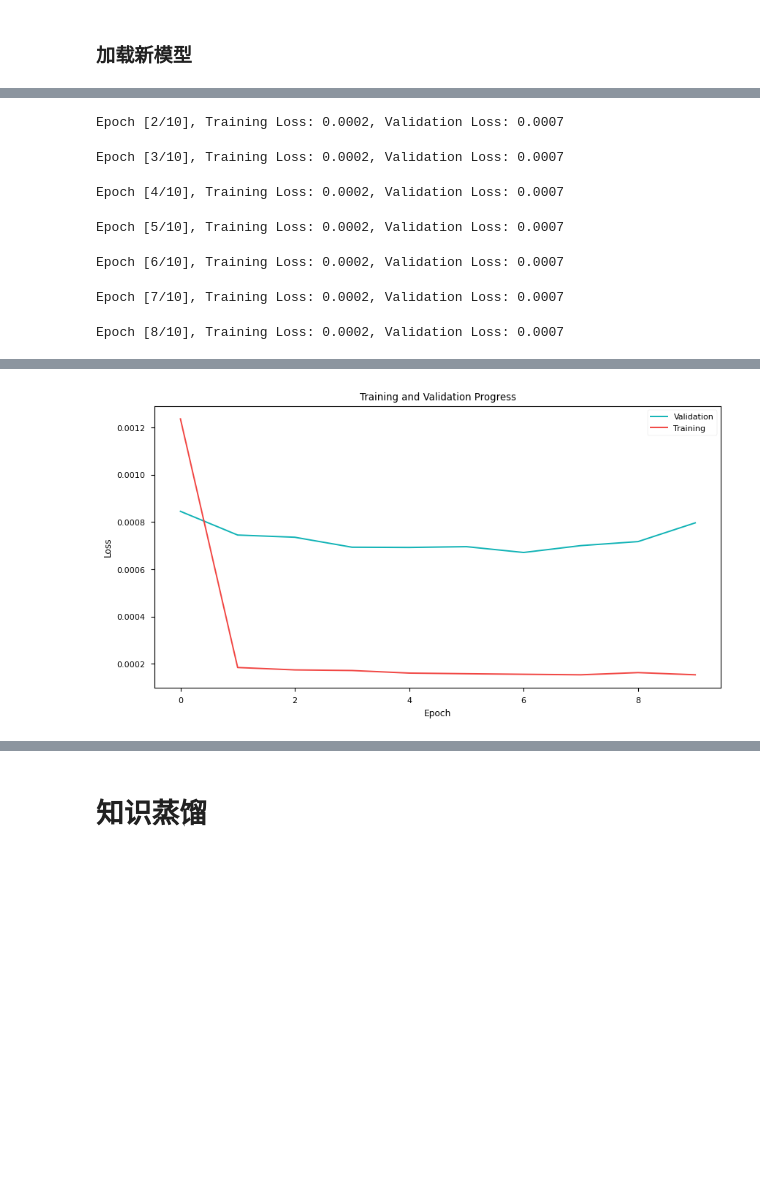
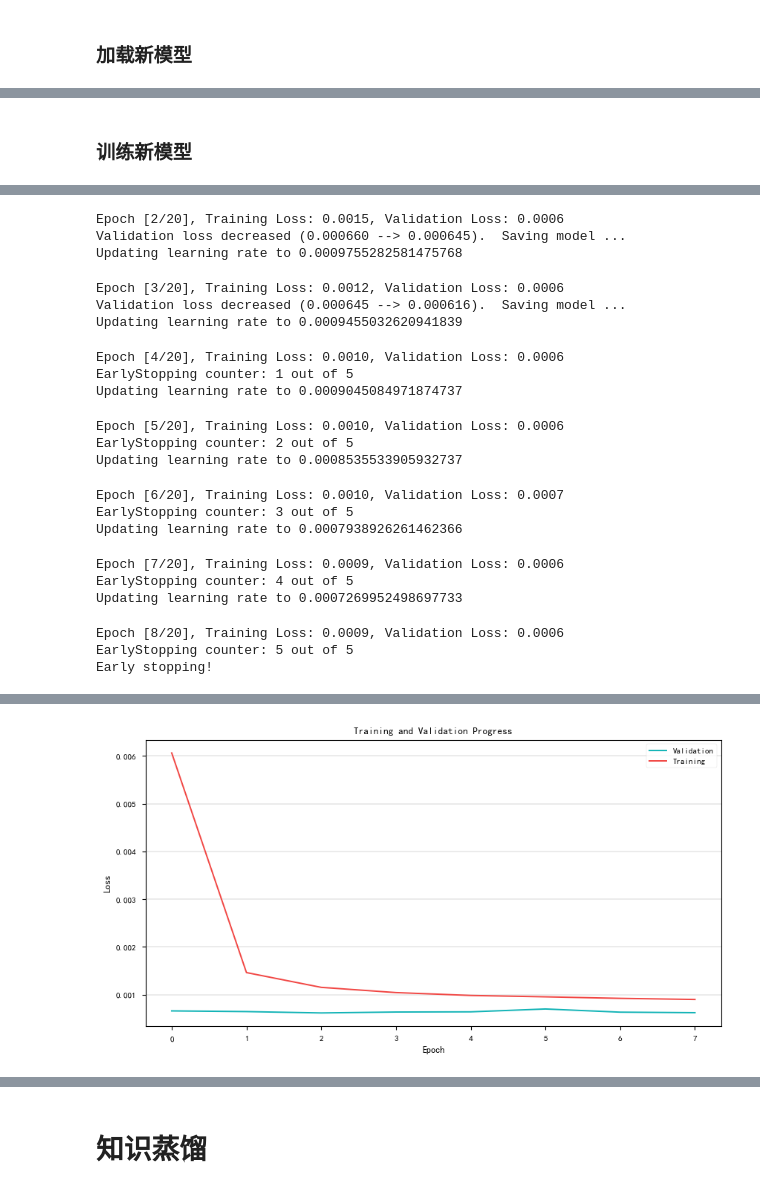
Before and after one commit to caoyuyu2021/src, a Jupyter notebook: 01.python/05.application/02.time_series/src/14.时间序列.ipynb, the cells around one changed output, grey strips where cells are left out. Drawn from its saved outputs; the diff is of its cells as text; code cells hidden in the pictures; blank space fills up the shorter version.

```diff
--- a/01.python/05.application/02.time_series/src/14.时间序列.ipynb
+++ b/01.python/05.application/02.time_series/src/14.时间序列.ipynb
@@ -596,0 +1504,20 @@ def train(pretrained_model, train_loader, valid_loader, n_epochs, verbose=True,
+# %%
+# 构造参数字典
+params2 = {
+    "seq_len": 60,
+    "pred_len": 3,
+    "label_len": 10,
+    "batch_size": 32,
+}
+X_train, y_train, X_train_stamp, y_train_stamp, train_loader = generator(
+    train_data, **params2)
+X_valid, y_valid, X_valid_stamp, y_valid_stamp, valid_loader = generator(
+    valid_data, **params2)
+X_test, y_test, X_test_stamp, y_test_stamp, test_loader = generator(
+    test_data, **params2)
+print("X_size: {0},y_size: {1},loader_len: {2}".format(
+    X_train.shape, y_train.shape, len(train_loader)))
+print("X_size: {0},y_size: {1},loader_len: {2}".format(
+    X_valid.shape, y_valid.shape, len(valid_loader)))
+print("X_size: {0},y_size: {1},loader_len: {2}".format(
+    X_test.shape, y_test.shape, len(test_loader)))
@@ -596,0 +1574,2 @@ def train(pretrained_model, train_loader, valid_loader, n_epochs, verbose=True,
+# %% [markdown]
+### 训练新模型
@@ -597,12 +1754,28 @@ def train(pretrained_model, train_loader, valid_loader, n_epochs, verbose=True,
 # %%
 # 构造参数字典
 params3 = {
-    "pretrained_model": pretrained_model,
-    "train_loader": train_loader,
-    "valid_loader": valid_loader,
-    "n_epochs": 10,
-    "verbose": True,
-    "plots": True,
+    "train_args": {
+        "features": 'MS',
+        "model_name": CustomModel,
+        "train_loader": train_loader,
+        "valid_loader": valid_loader,
+        "n_epochs": 20,
+        "learning_rate": 0.001,
+        "loss": nn.MSELoss(),
+        "patience": 5,
+        "lradj": 'cosine',
+        "model_path": "../outputs/best_models/CustomModel",
+        "device": 'cuda',
+        "verbose": True,
+        "plots": True,
+    },
+    "model_args": {
+        'pretrained_model': pretrained_model,
+        'c_out': 1,
+        'seq_len': 60,
+        'pred_len': 3,
+        "label_len": 10,
+    },
 }
 model = train(**params3)
 # %% [output]
@@ -610,7 +1785,21 @@ Epoch [1/10], Training Loss: 0.0012, Validation Loss: 0.0008
-Epoch [2/10], Training Loss: 0.0002, Validation Loss: 0.0007
+Epoch [2/20], Training Loss: 0.0015, Validation Loss: 0.0006
+Validation loss decreased (0.000660 --> 0.000645).  Saving model ...
+Updating learning rate to 0.0009755282581475768
-Epoch [3/10], Training Loss: 0.0002, Validation Loss: 0.0007
+Epoch [3/20], Training Loss: 0.0012, Validation Loss: 0.0006
+Validation loss decreased (0.000645 --> 0.000616).  Saving model ...
+Updating learning rate to 0.0009455032620941839
-Epoch [4/10], Training Loss: 0.0002, Validation Loss: 0.0007
+Epoch [4/20], Training Loss: 0.0010, Validation Loss: 0.0006
+EarlyStopping counter: 1 out of 5
+Updating learning rate to 0.0009045084971874737
-Epoch [5/10], Training Loss: 0.0002, Validation Loss: 0.0007
+Epoch [5/20], Training Loss: 0.0010, Validation Loss: 0.0006
+EarlyStopping counter: 2 out of 5
+Updating learning rate to 0.0008535533905932737
-Epoch [6/10], Training Loss: 0.0002, Validation Loss: 0.0007
+Epoch [6/20], Training Loss: 0.0010, Validation Loss: 0.0007
+EarlyStopping counter: 3 out of 5
+Updating learning rate to 0.0007938926261462366
-Epoch [7/10], Training Loss: 0.0002, Validation Loss: 0.0007
+Epoch [7/20], Training Loss: 0.0009, Validation Loss: 0.0006
+EarlyStopping counter: 4 out of 5
+Updating learning rate to 0.0007269952498697733
-Epoch [8/10], Training Loss: 0.0002, Validation Loss: 0.0007
+Epoch [8/20], Training Loss: 0.0009, Validation Loss: 0.0006
+EarlyStopping counter: 5 out of 5
+Early stopping!
@@ -619 +1806 @@ Epoch [10/10], Training Loss: 0.0002, Validation Loss: 0.0008
-[figure, old version]
+[figure, new version]
```
Also changed, not shown: parts of 113 cells of this notebook, 5 other files.
